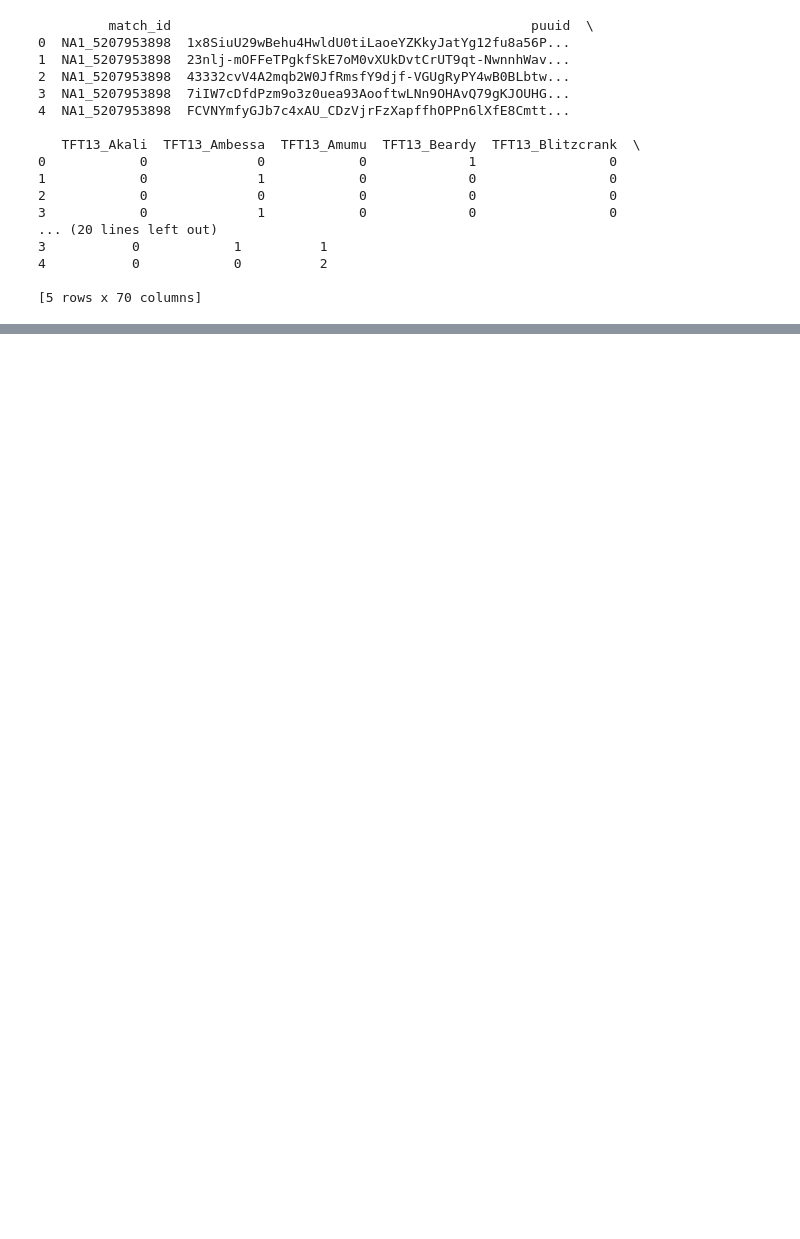
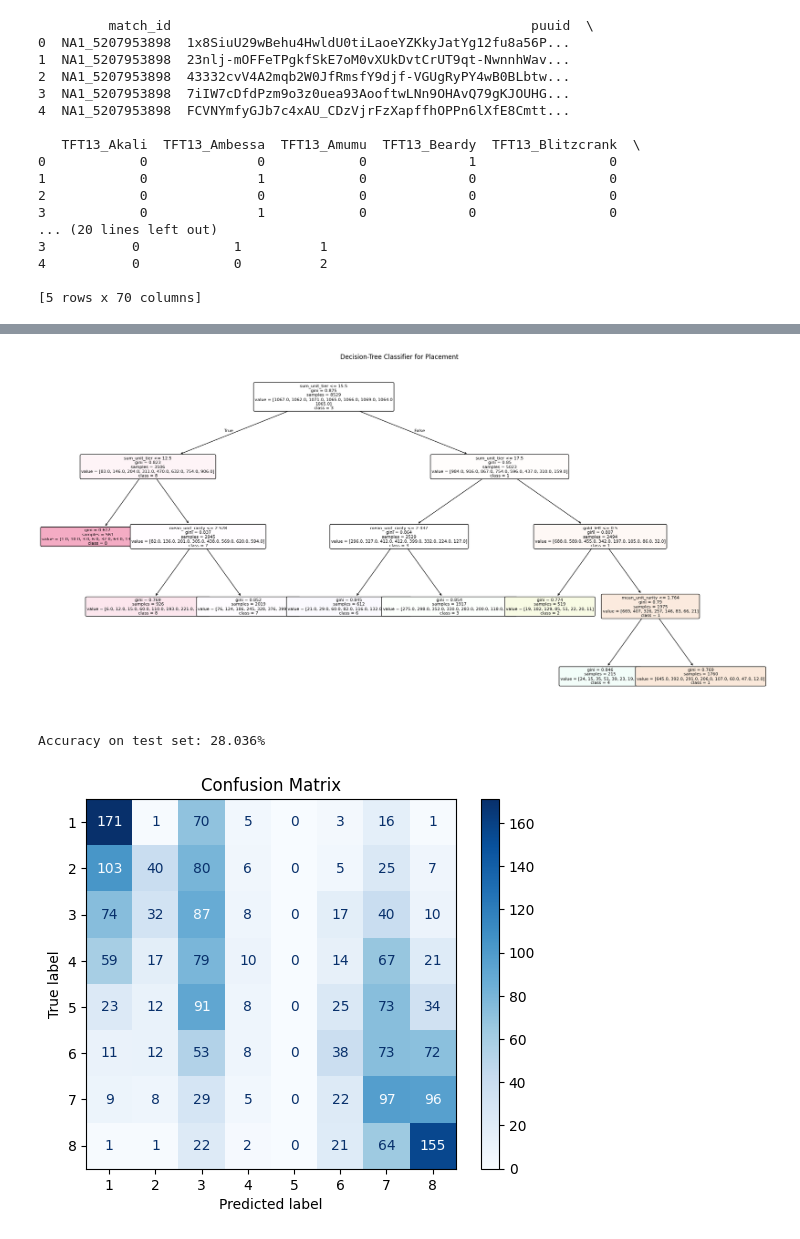
Before and after one commit to WiHi1131/Machine-Learning-Project, a Jupyter notebook: code/DT.ipynb, the cells around one changed output, grey strips where cells are left out. Drawn from its saved outputs; the diff is of its cells as text; code cells hidden in the pictures; blank space fills up the shorter version.

Commit message:
Added decision tree code, cm's and images

```diff
--- a/code/DT.ipynb
+++ b/code/DT.ipynb
@@ -184,6 +184,44 @@ X_test.to_csv("../data/DT_1_testing_data.csv",  index=False)
 
 y_train.to_csv("../data/DT_1_training_labels.csv", index=False, header=["placement"])
 y_test.to_csv("../data/DT_1_testing_labels.csv",  index=False, header=["placement"])
+# %%
+#DT 1
+import matplotlib.pyplot as plt
+from sklearn.tree import DecisionTreeClassifier, plot_tree
+from sklearn.metrics import confusion_matrix, ConfusionMatrixDisplay, accuracy_score
+
+tree_clf_1 = DecisionTreeClassifier(
+    max_leaf_nodes=8,
+    random_state=42,
+    min_samples_leaf=1)
+tree_clf_1.fit(X_train, y_train)
+
+plt.figure(figsize=(24, 12))
+plot_tree(
+    tree_clf_1,
+    feature_names=X.columns,
+    class_names=[str(c) for c in sorted(y.unique())],
+    filled=True,
+    rounded=True,
+    fontsize=8,
+)
+plt.title("Decision-Tree Classifier for Placement")
+plt.show()
+
+y_pred = tree_clf_1.predict(X_test)
+
+acc = accuracy_score(y_test, y_pred)
+print(f"\nAccuracy on test set: {acc:.3%}")
+
+cm = confusion_matrix(y_test, y_pred, labels=tree_clf_1.classes_)
+disp = ConfusionMatrixDisplay(confusion_matrix=cm, display_labels=tree_clf_1.classes_)
+disp.plot(cmap="Blues")
+plt.title("Confusion Matrix")
+plt.show()
+# %% [output]
+[figure, added]
+Accuracy on test set: 28.036%
+[figure, added]
 # %%
 #Training and Testing Data - Pt 2
 
```
Also changed, not shown: parts of 4 cells of this notebook, 13 other files.
